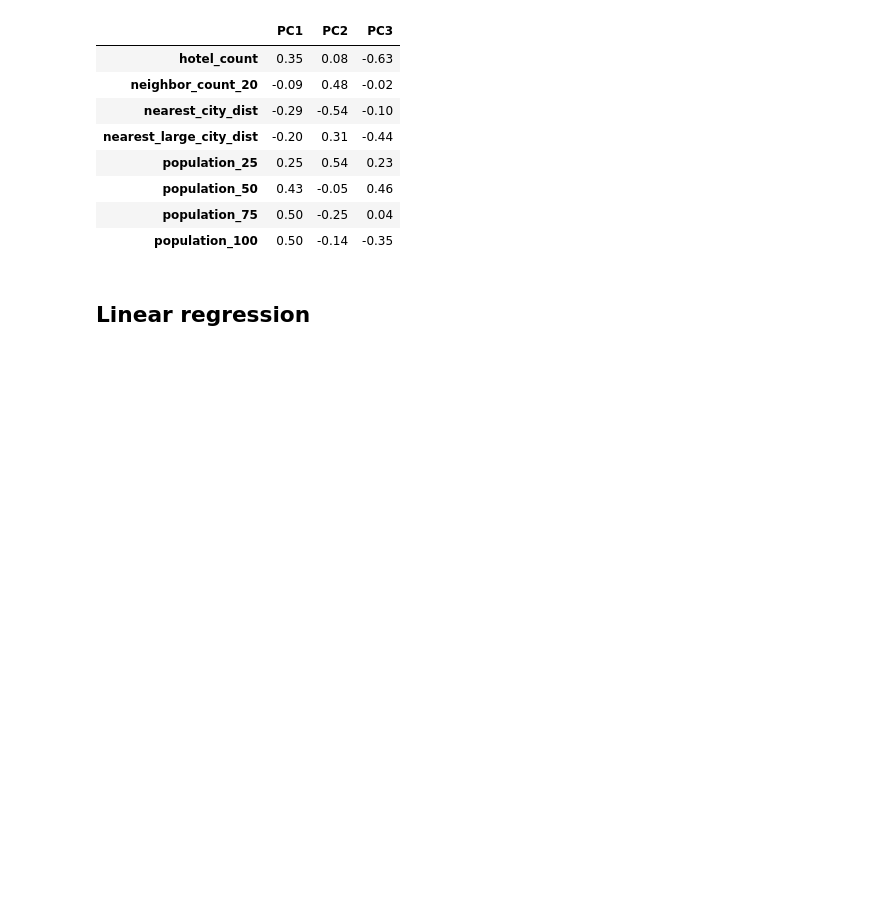
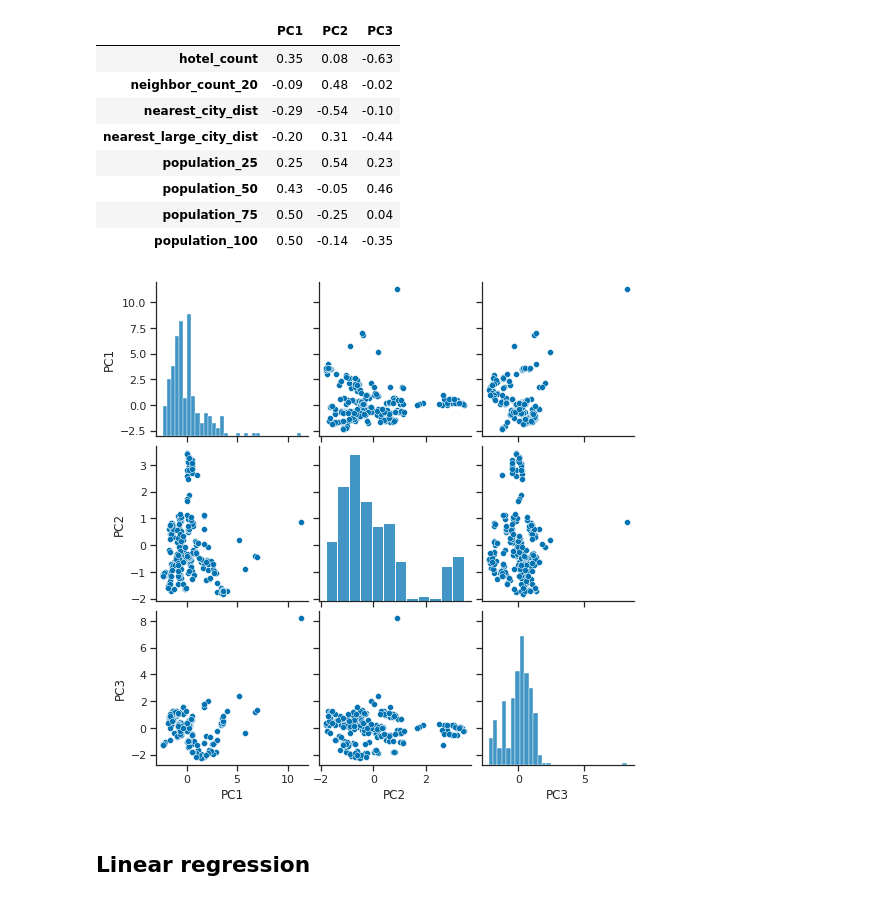
Before and after one commit to filipbalucha/FDS_final_project, a Jupyter notebook: data_analysis.ipynb, the cells around one changed output. Cells and saved outputs as stored; diff of their text form; code cells hidden in the pictures; blank space fills up the shorter version.

```diff
--- a/data_analysis.ipynb
+++ b/data_analysis.ipynb
@@ -500,6 +473,13 @@ df_pca.style.background_gradient(cmap=cm).set_precision(2)
 | population_50 | 0.43 | -0.05 | 0.46 |
 | population_75 | 0.50 | -0.25 | 0.04 |
 | population_100 | 0.50 | -0.14 | -0.35 |
+# %%
+df_transformed = pd.DataFrame(transformed_values, columns=['PC1','PC2','PC3'])
+
+sns.pairplot(df_transformed)
+plt.show()
+# %% [output]
+[figure, added]
 # %%
 # TODO:
 # large city more than 50K?
```
Also changed, not shown: parts of 20 cells of this notebook, 1 other file.
